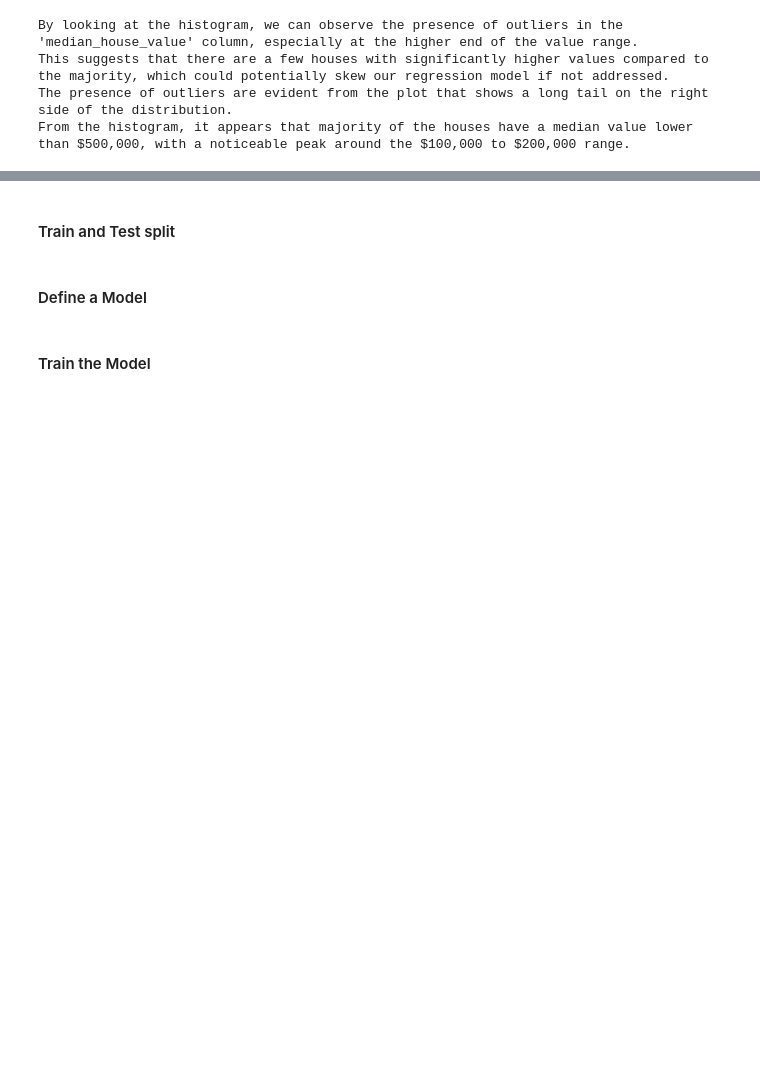
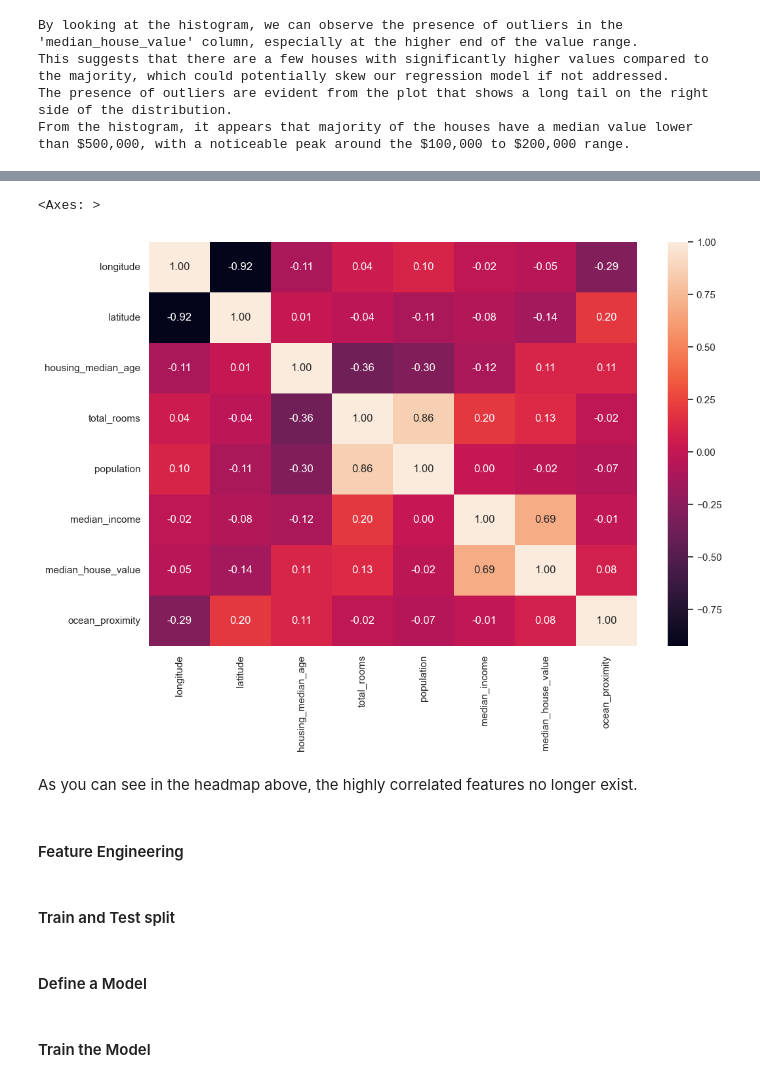
Before and after one commit to Mostafa-Allahmoradi/Level_One_Learning_Outcome, a Jupyter notebook: linear_regression/linear_regression_example.ipynb, the cells around one changed output, grey strips where cells are left out. Drawn from its saved outputs; the diff is of its cells as text; code cells hidden in the pictures; blank space fills up the shorter version.

```diff
--- a/linear_regression/linear_regression_example.ipynb
+++ b/linear_regression/linear_regression_example.ipynb
@@ -181,0 +208,9 @@ memory usage: 1.6+ MB
+# %%
+data_cleaner = DataCleaner(housing_df)
+
+# Handle duplicates if any
+data_cleaner.remove_duplicates()
+housing_df = data_cleaner.df
+
+display(housing_df.info())
+display(housing_df.head())
@@ -181,0 +526,12 @@ memory usage: 1.6+ MB
+# %%
+# Correlation heatmap after handling missing values and removing highly correlated features
+housing_corr = housing_df.corr()
+plt.figure(figsize=(12, 8))
+sns.heatmap(housing_corr, annot=True, fmt=".2f")
+# %% [output]
+<Axes: >
+[figure, added]
+# %% [markdown]
+As you can see in the headmap above, the highly correlated features no longer exist.
+# %% [markdown]
+#### Feature Engineering
```
Also changed, not shown: parts of 29 cells of this notebook, 1 other file.
